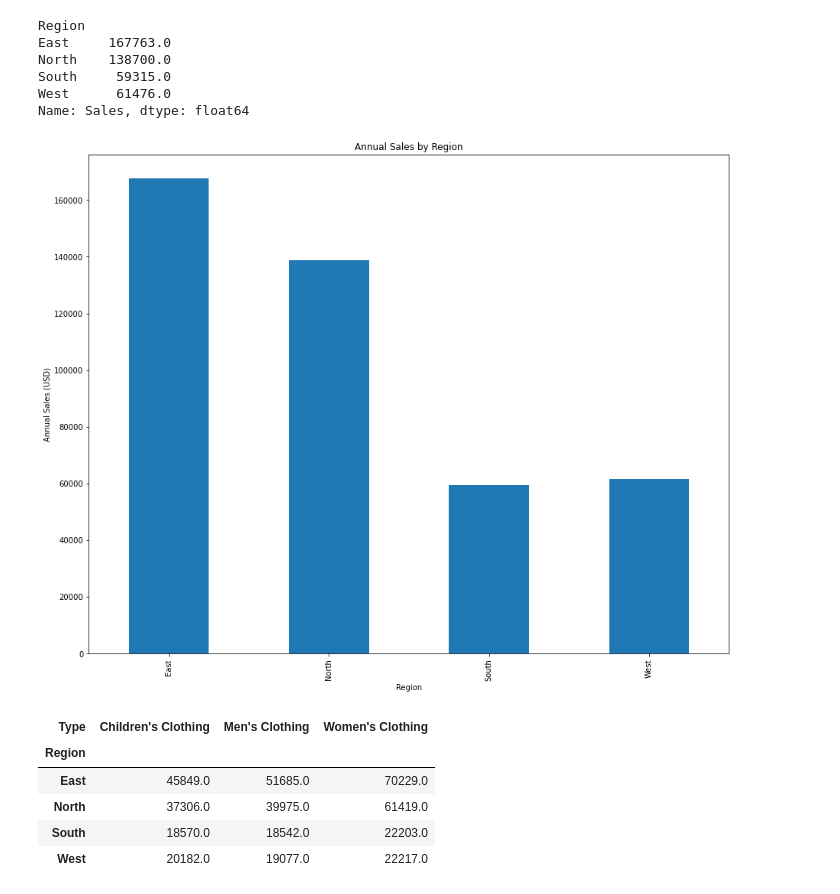
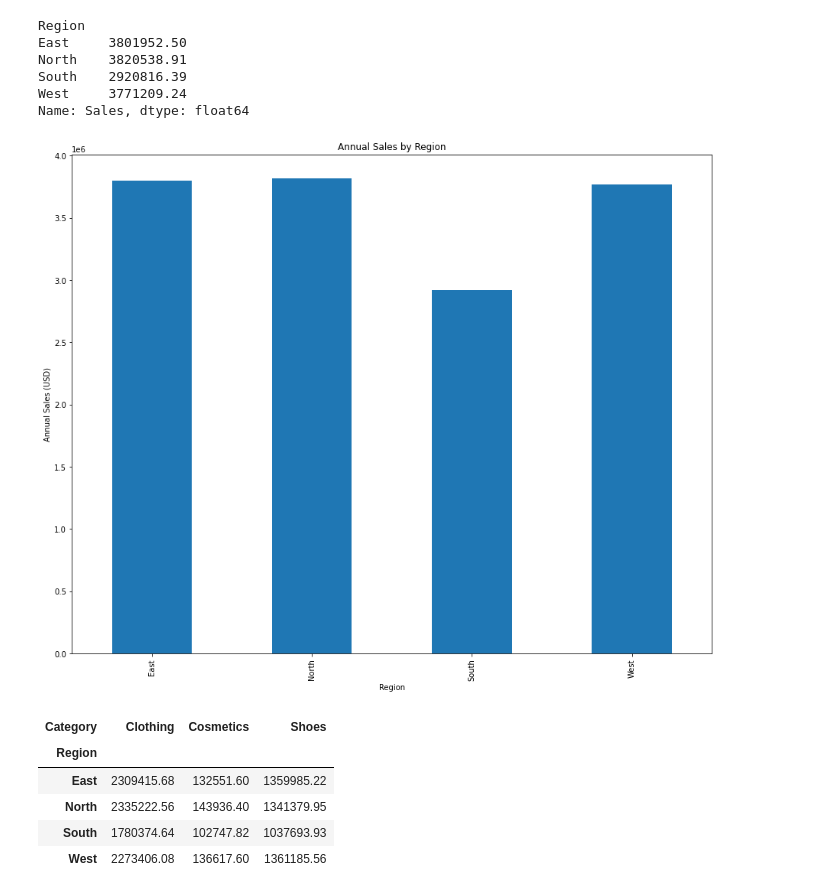
Before and after one commit to dgregg/Jupyter, a Jupyter notebook: Notebooks/Pandas Bar Plot Lecture.ipynb, the cells around one changed output. Drawn from its saved outputs; the diff is of its cells as text; code cells hidden in the pictures.

```diff
--- a/Notebooks/Pandas Bar Plot Lecture.ipynb
+++ b/Notebooks/Pandas Bar Plot Lecture.ipynb
@@ -2,7 +2,7 @@
 import pandas as pd
 
 # Create a DataFrame from the sales_data csv file
-df = pd.read_csv("https://raw.githubusercontent.com/datagy/data/main/data.csv")
+df = pd.read_csv("sales_data.csv")
 # %%
 # Process Data So it is Suitable for a bar plot
 # Use group by to get total sales by day
@@ -11,10 +11,10 @@ region_sales = df.groupby('Region')['Sales'].sum()
 print(region_sales)
 # %% [output]
 Region
-East     167763.0
-North    138700.0
-South     59315.0
-West      61476.0
+East     3801952.50
+North    3820538.91
+South    2920816.39
+West     3771209.24
 Name: Sales, dtype: float64
 # %%
 # Create a vertical bar chart for a series
@@ -23,24 +23,24 @@ fig = region_sales.plot(kind='bar', figsize=(15,12),
                         ylabel='Annual Sales (USD)')
 fig.figure.savefig("bar_all.png")
 # %% [output]
-[figure, old version]
+[figure, new version]
 # %%
 # Aggregating Sales Using a Pandas Crosstab
 tab = pd.crosstab(
     index=df['Region'],
-    columns=df['Type'],
+    columns=df['Category'],
     values=df['Sales'],
     aggfunc='sum'
 )
 
 display(tab)
 # %% [output]
-| Type | Children's Clothing | Men's Clothing | Women's Clothing |
+| Category | Clothing | Cosmetics | Shoes |
 | Region |  |  |  |
-| East | 45849.0 | 51685.0 | 70229.0 |
-| North | 37306.0 | 39975.0 | 61419.0 |
-| South | 18570.0 | 18542.0 | 22203.0 |
-| West | 20182.0 | 19077.0 | 22217.0 |
+| East | 2309415.68 | 132551.60 | 1359985.22 |
+| North | 2335222.56 | 143936.40 | 1341379.95 |
+| South | 1780374.64 | 102747.82 | 1037693.93 |
+| West | 2273406.08 | 136617.60 | 1361185.56 |
 # %%
 # Create a vertical bar chart
 fig = tab.plot(kind='bar', figsize=(15,12),
```
Also changed, not shown: parts of 3 cells of this notebook, 17 other files.
